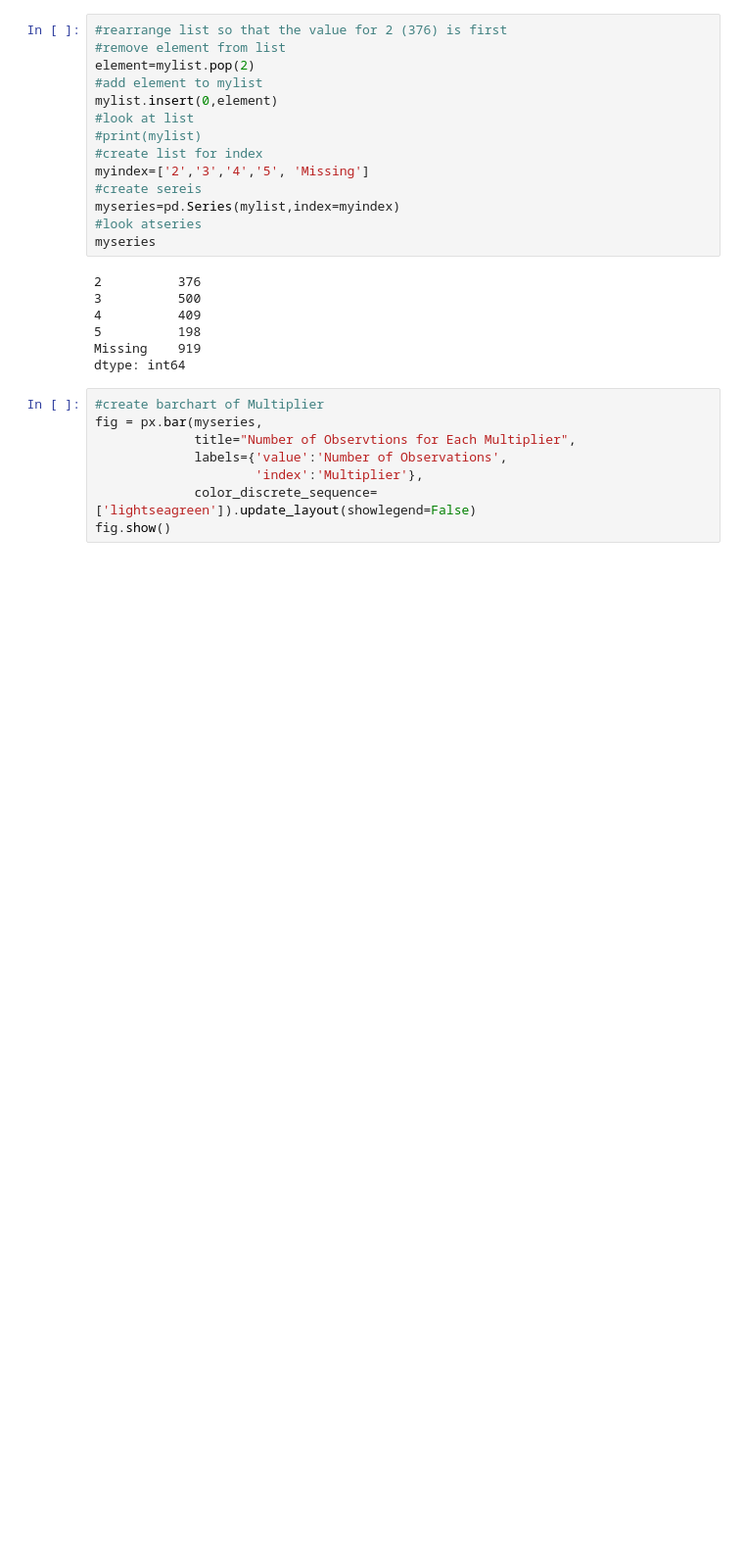
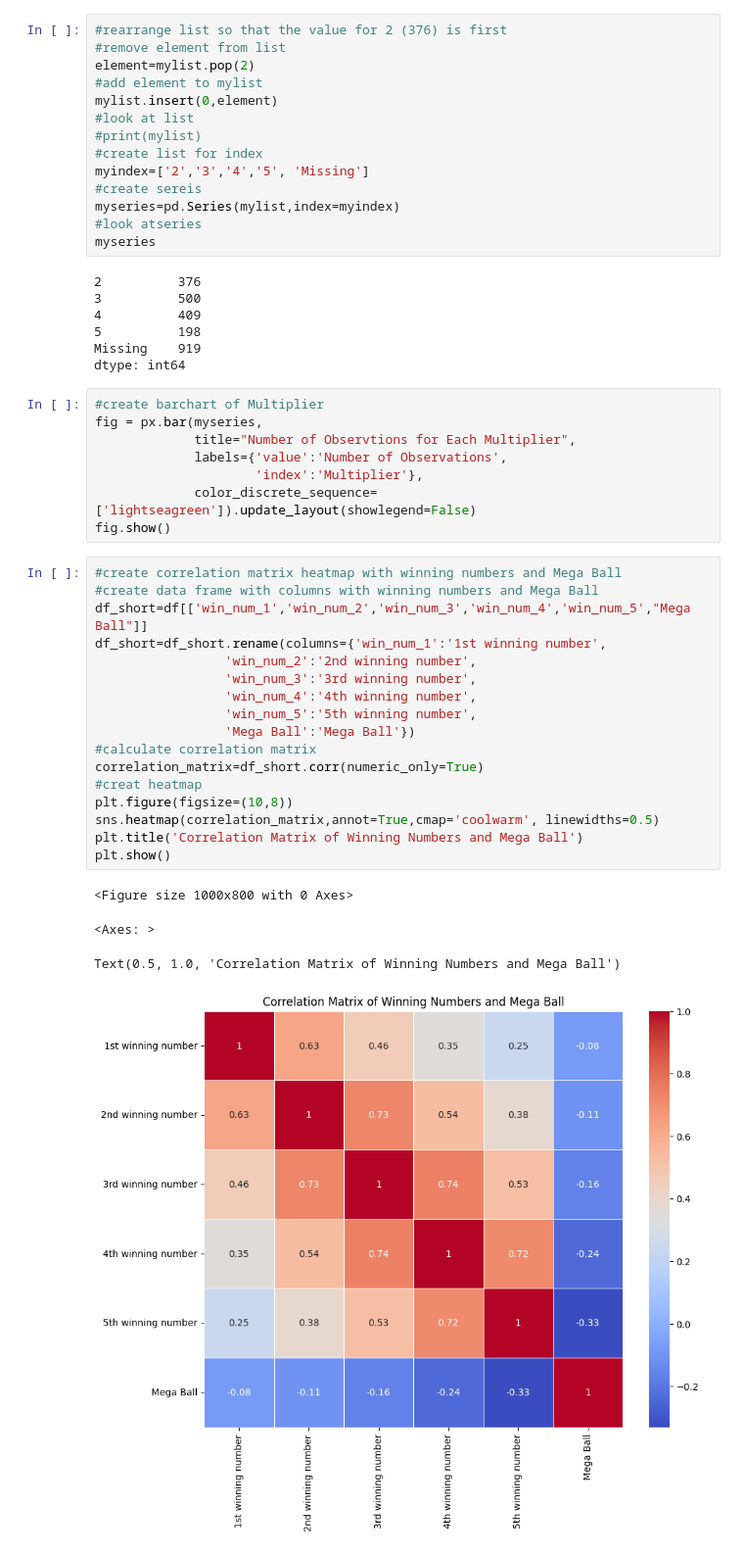
Before and after one commit to e-harrell/lottery, a Jupyter notebook: notebook.ipynb, the cells around one changed output. Shown: that part at 98% size. Cells and saved outputs as stored; diff of their text form; blank space fills up the shorter version.

Commit message:
add correlation matrix heatmap for winning numbers and mega ball

```diff
--- a/notebook.ipynb
+++ b/notebook.ipynb
@@ -446,3 +447,25 @@ fig = px.bar(myseries,
                      'index':'Multiplier'},
              color_discrete_sequence=['lightseagreen']).update_layout(showlegend=False)
 fig.show()
+# %%
+#create correlation matrix heatmap with winning numbers and Mega Ball
+#create data frame with columns with winning numbers and Mega Ball
+df_short=df[['win_num_1','win_num_2','win_num_3','win_num_4','win_num_5',"Mega Ball"]]
+df_short=df_short.rename(columns={'win_num_1':'1st winning number',
+                 'win_num_2':'2nd winning number',
+                 'win_num_3':'3rd winning number',
+                 'win_num_4':'4th winning number',
+                 'win_num_5':'5th winning number',
+                 'Mega Ball':'Mega Ball'})
+#calculate correlation matrix
+correlation_matrix=df_short.corr(numeric_only=True)
+#creat heatmap
+plt.figure(figsize=(10,8))
+sns.heatmap(correlation_matrix,annot=True,cmap='coolwarm', linewidths=0.5)
+plt.title('Correlation Matrix of Winning Numbers and Mega Ball')
+plt.show()
+# %% [output]
+<Figure size 1000x800 with 0 Axes>
+<Axes: >
+Text(0.5, 1.0, 'Correlation Matrix of Winning Numbers and Mega Ball')
+[figure, added]
```
Also changed, not shown: parts of 1 cell of this notebook.
